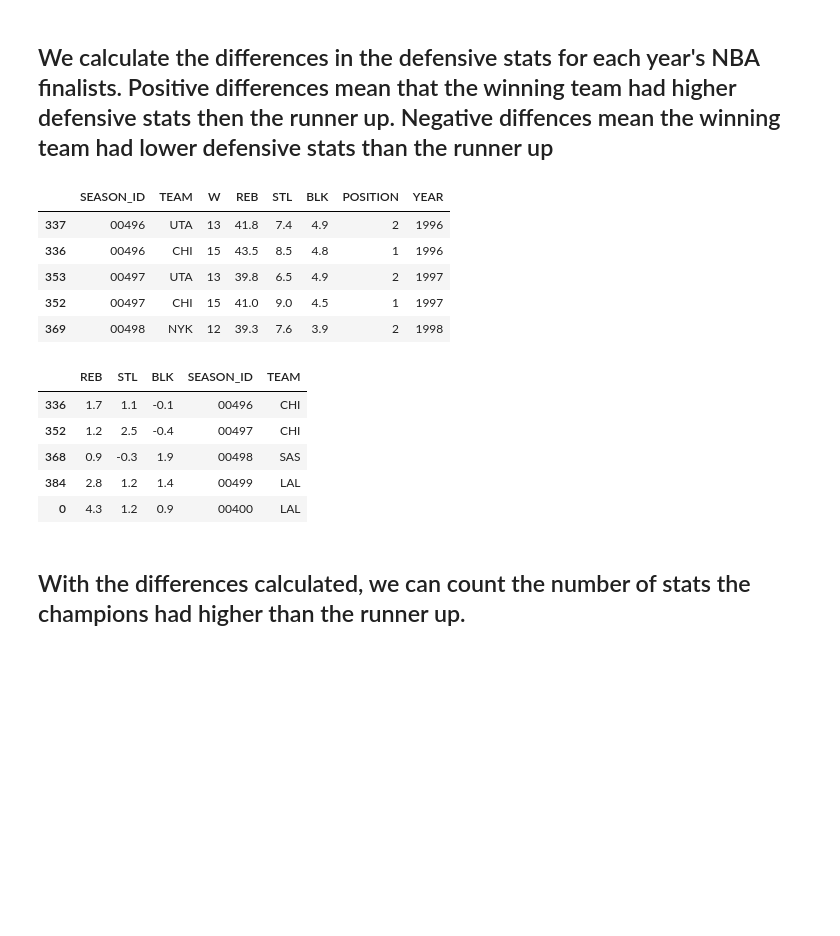
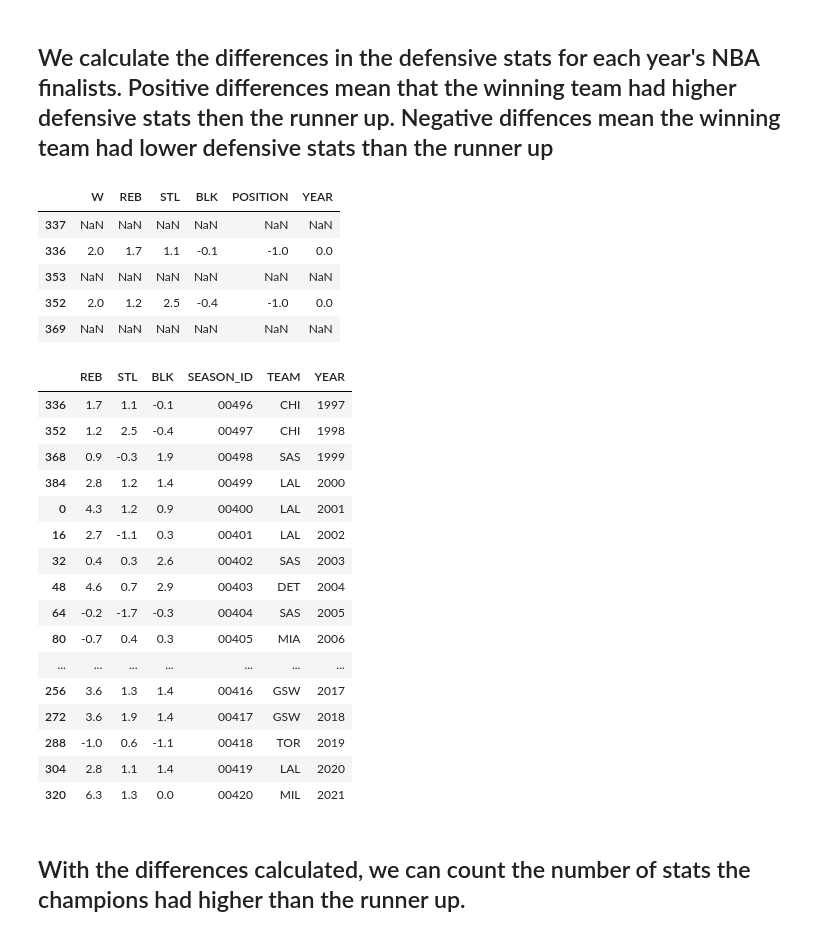
Before and after one commit to Blunt10K/NBA, a Jupyter notebook: notebooks/championships_and_defense.ipynb, the cells around one changed output. Drawn from its saved outputs; the diff is of its cells as text; code cells hidden in the pictures; blank space fills up the shorter version.

```diff
--- a/notebooks/championships_and_defense.ipynb
+++ b/notebooks/championships_and_defense.ipynb
@@ -51,7 +53,7 @@ def segment_data(df):
     for s in seasons:
         d = df.loc[df['SEASON_ID'] == s].head(2)
         d["POSITION"] = list(range(1,len(d)+1))
-        d["YEAR"] = build_year(int(s[-2:]))
+        d["YEAR"] = build_year(int(s[-2:])+1)
         new_df = pd.concat([new_df,d])
 
     return new_df.sort_values(["YEAR","POSITION"],ascending= [True,False])
@@ -82,30 +115,42 @@ df.head()
 # %%
 diffs = df.groupby("SEASON_ID").diff()
 # %%
-df.head()
+diffs.head()
 # %% [output]
-|  | SEASON_ID | TEAM | W | REB | STL | BLK | POSITION | YEAR |
-| 337 | 00496 | UTA | 13 | 41.8 | 7.4 | 4.9 | 2 | 1996 |
-| 336 | 00496 | CHI | 15 | 43.5 | 8.5 | 4.8 | 1 | 1996 |
-| 353 | 00497 | UTA | 13 | 39.8 | 6.5 | 4.9 | 2 | 1997 |
-| 352 | 00497 | CHI | 15 | 41.0 | 9.0 | 4.5 | 1 | 1997 |
-| 369 | 00498 | NYK | 12 | 39.3 | 7.6 | 3.9 | 2 | 1998 |
+|  | W | REB | STL | BLK | POSITION | YEAR |
+| 337 | NaN | NaN | NaN | NaN | NaN | NaN |
+| 336 | 2.0 | 1.7 | 1.1 | -0.1 | -1.0 | 0.0 |
+| 353 | NaN | NaN | NaN | NaN | NaN | NaN |
+| 352 | 2.0 | 1.2 | 2.5 | -0.4 | -1.0 | 0.0 |
+| 369 | NaN | NaN | NaN | NaN | NaN | NaN |
 # %%
 diffs["SEASON_ID"] = df["SEASON_ID"]
+diffs["YEAR"] = df["YEAR"]
 diffs["TEAM"] = df.loc[df["POSITION"]==1]["TEAM"]
 # %%
 diffs = diffs.dropna()
 # %%
-diffs = diffs[["REB","STL","BLK","SEASON_ID","TEAM"]]
+diffs = diffs[["REB","STL","BLK","SEASON_ID","TEAM","YEAR"]]
 # %%
-diffs.head()
+diffs
 # %% [output]
-|  | REB | STL | BLK | SEASON_ID | TEAM |
-| 336 | 1.7 | 1.1 | -0.1 | 00496 | CHI |
-| 352 | 1.2 | 2.5 | -0.4 | 00497 | CHI |
-| 368 | 0.9 | -0.3 | 1.9 | 00498 | SAS |
-| 384 | 2.8 | 1.2 | 1.4 | 00499 | LAL |
-| 0 | 4.3 | 1.2 | 0.9 | 00400 | LAL |
+|  | REB | STL | BLK | SEASON_ID | TEAM | YEAR |
+| 336 | 1.7 | 1.1 | -0.1 | 00496 | CHI | 1997 |
+| 352 | 1.2 | 2.5 | -0.4 | 00497 | CHI | 1998 |
+| 368 | 0.9 | -0.3 | 1.9 | 00498 | SAS | 1999 |
+| 384 | 2.8 | 1.2 | 1.4 | 00499 | LAL | 2000 |
+| 0 | 4.3 | 1.2 | 0.9 | 00400 | LAL | 2001 |
+| 16 | 2.7 | -1.1 | 0.3 | 00401 | LAL | 2002 |
+| 32 | 0.4 | 0.3 | 2.6 | 00402 | SAS | 2003 |
+| 48 | 4.6 | 0.7 | 2.9 | 00403 | DET | 2004 |
+| 64 | -0.2 | -1.7 | -0.3 | 00404 | SAS | 2005 |
+| 80 | -0.7 | 0.4 | 0.3 | 00405 | MIA | 2006 |
+| ... | ... | ... | ... | ... | ... | ... |
+| 256 | 3.6 | 1.3 | 1.4 | 00416 | GSW | 2017 |
+| 272 | 3.6 | 1.9 | 1.4 | 00417 | GSW | 2018 |
+| 288 | -1.0 | 0.6 | -1.1 | 00418 | TOR | 2019 |
+| 304 | 2.8 | 1.1 | 1.4 | 00419 | LAL | 2020 |
+| 320 | 6.3 | 1.3 | 0.0 | 00420 | MIL | 2021 |
 # %% [markdown]
 ## With the differences calculated, we can count the number of stats the champions had higher than the runner up.
 # %%
```
Also changed, not shown: parts of 10 cells of this notebook, 2 other files.
